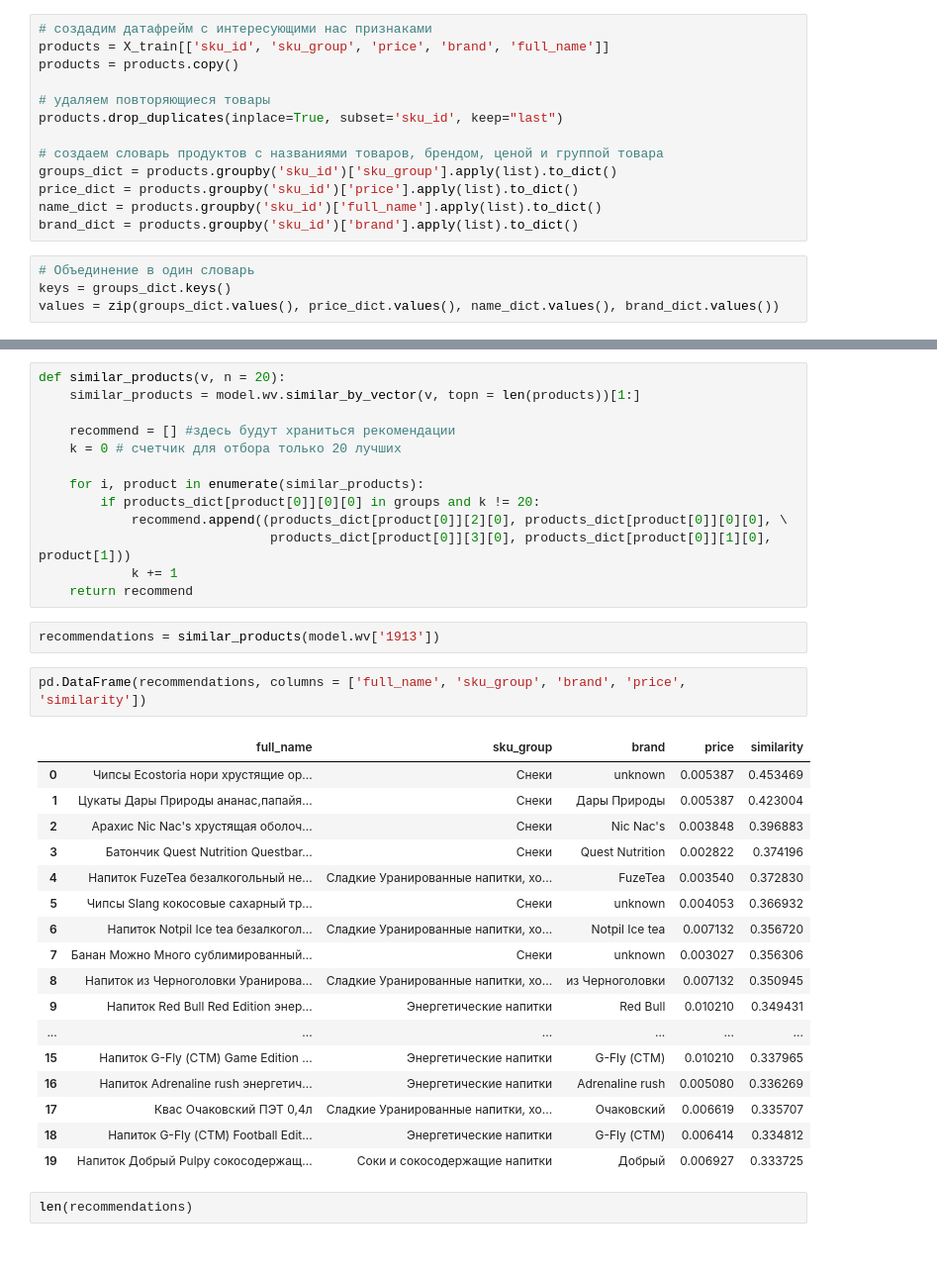
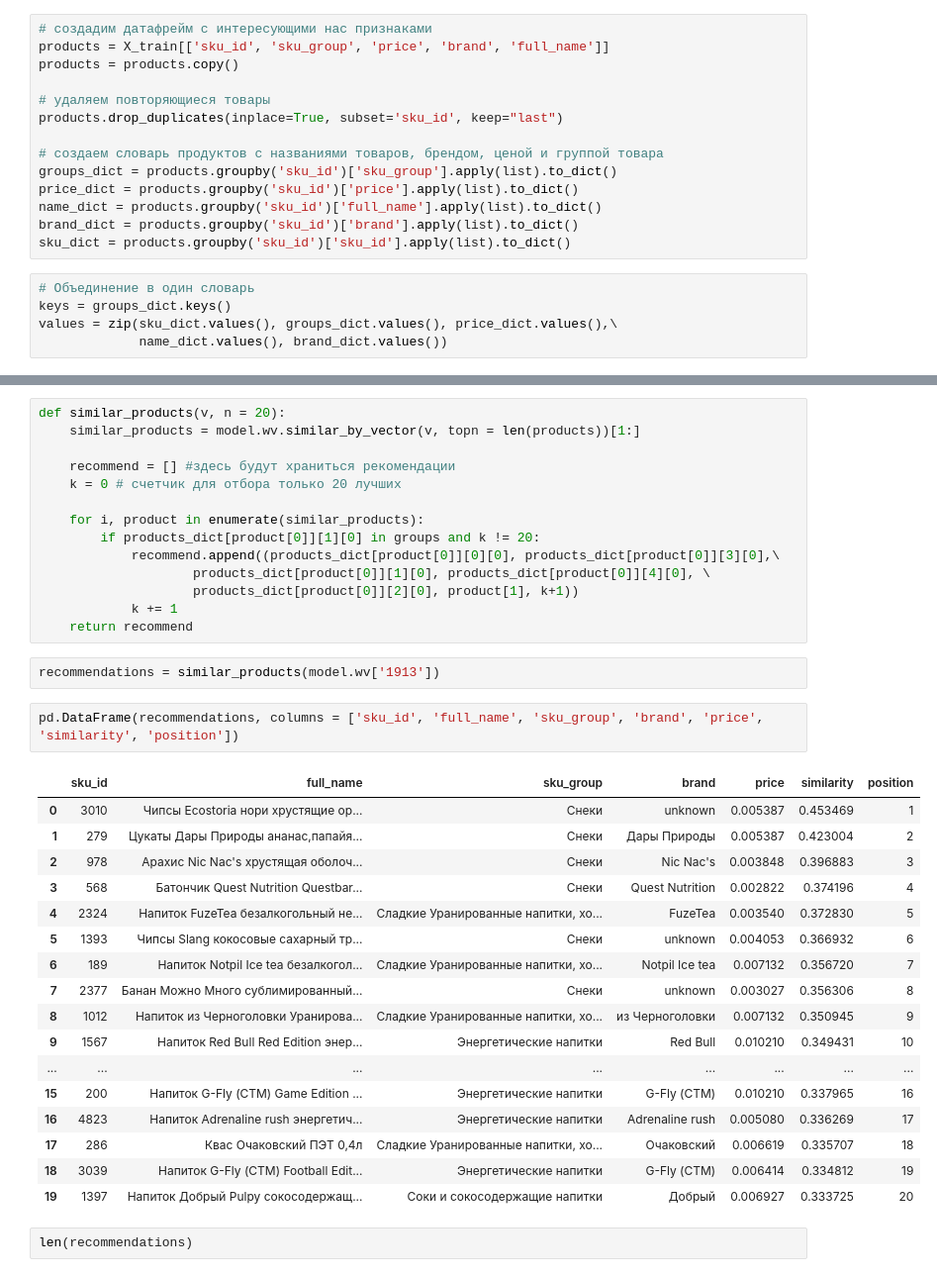
Before and after one commit to kirillzx/GPN-Cup, a Jupyter notebook: GPN_main.ipynb, the cells around one changed output, grey strips where cells are left out. Shown at 99% size. Saved outputs shown, nothing was run; the diff lists cells and outputs as text.

```diff
--- a/GPN_main.ipynb
+++ b/GPN_main.ipynb
@@ -297,10 +297,12 @@ groups_dict = products.groupby('sku_id')['sku_group'].apply(list).to_dict()
 price_dict = products.groupby('sku_id')['price'].apply(list).to_dict()
 name_dict = products.groupby('sku_id')['full_name'].apply(list).to_dict()
 brand_dict = products.groupby('sku_id')['brand'].apply(list).to_dict()
+sku_dict = products.groupby('sku_id')['sku_id'].apply(list).to_dict()
 # %%
 # Объединение в один словарь
 keys = groups_dict.keys()
-values = zip(groups_dict.values(), price_dict.values(), name_dict.values(), brand_dict.values())
+values = zip(sku_dict.values(), groups_dict.values(), price_dict.values(),\
+             name_dict.values(), brand_dict.values())
 # %%
 products_dict = dict(zip(keys, values))
 # %%
@@ -316,33 +318,34 @@ def similar_products(v, n = 20):
     k = 0 # счетчик для отбора только 20 лучших
 
     for i, product in enumerate(similar_products):
-        if products_dict[product[0]][0][0] in groups and k != 20:
-            recommend.append((products_dict[product[0]][2][0], products_dict[product[0]][0][0], \
-                              products_dict[product[0]][3][0], products_dict[product[0]][1][0], product[1]))
+        if products_dict[product[0]][1][0] in groups and k != 20:
+            recommend.append((products_dict[product[0]][0][0], products_dict[product[0]][3][0],\
+                    products_dict[product[0]][1][0], products_dict[product[0]][4][0], \
+                    products_dict[product[0]][2][0], product[1], k+1))
             k += 1
     return recommend
 # %%
 recommendations = similar_products(model.wv['1913'])
 # %%
-pd.DataFrame(recommendations, columns = ['full_name', 'sku_group', 'brand', 'price', 'similarity'])
+pd.DataFrame(recommendations, columns = ['sku_id', 'full_name', 'sku_group', 'brand', 'price', 'similarity', 'position'])
 # %% [output]
-|  | full_name | sku_group | brand | price | similarity |
-| 0 | Чипсы Ecostoria нори хрустящие ор... | Снеки | unknown | 0.005387 | 0.453469 |
-| 1 | Цукаты Дары Природы ананас,папайя... | Снеки | Дары Природы | 0.005387 | 0.423004 |
-| 2 | Арахис Nic Nac's хрустящая оболоч... | Снеки | Nic Nac's | 0.003848 | 0.396883 |
-| 3 | Батончик Quest Nutrition Questbar... | Снеки | Quest Nutrition | 0.002822 | 0.374196 |
-| 4 | Напиток FuzeTea безалкогольный не... | Сладкие Уранированные напитки, хо... | FuzeTea | 0.003540 | 0.372830 |
-| 5 | Чипсы Slang кокосовые сахарный тр... | Снеки | unknown | 0.004053 | 0.366932 |
-| 6 | Напиток Notpil Ice tea безалкогол... | Сладкие Уранированные напитки, хо... | Notpil Ice tea | 0.007132 | 0.356720 |
-| 7 | Банан Можно Много сублимированный... | Снеки | unknown | 0.003027 | 0.356306 |
-| 8 | Напиток из Черноголовки Уранирова... | Сладкие Уранированные напитки, хо... | из Черноголовки | 0.007132 | 0.350945 |
-| 9 | Напиток Red Bull Red Edition энер... | Энергетические напитки | Red Bull | 0.010210 | 0.349431 |
-| ... | ... | ... | ... | ... | ... |
-| 15 | Напиток G-Fly (СТМ) Game Edition ... | Энергетические напитки | G-Fly (СТМ) | 0.010210 | 0.337965 |
-| 16 | Напиток Adrenaline rush энергетич... | Энергетические напитки | Adrenaline rush | 0.005080 | 0.336269 |
-| 17 | Квас Очаковский ПЭТ 0,4л | Сладкие Уранированные напитки, хо... | Очаковский | 0.006619 | 0.335707 |
-| 18 | Напиток G-Fly (СТМ) Football Edit... | Энергетические напитки | G-Fly (СТМ) | 0.006414 | 0.334812 |
-| 19 | Напиток Добрый Pulpy сокосодержащ... | Соки и сокосодержащие напитки | Добрый | 0.006927 | 0.333725 |
+|  | sku_id | full_name | sku_group | brand | price | similarity | position |
+| 0 | 3010 | Чипсы Ecostoria нори хрустящие ор... | Снеки | unknown | 0.005387 | 0.453469 | 1 |
+| 1 | 279 | Цукаты Дары Природы ананас,папайя... | Снеки | Дары Природы | 0.005387 | 0.423004 | 2 |
+| 2 | 978 | Арахис Nic Nac's хрустящая оболоч... | Снеки | Nic Nac's | 0.003848 | 0.396883 | 3 |
+| 3 | 568 | Батончик Quest Nutrition Questbar... | Снеки | Quest Nutrition | 0.002822 | 0.374196 | 4 |
+| 4 | 2324 | Напиток FuzeTea безалкогольный не... | Сладкие Уранированные напитки, хо... | FuzeTea | 0.003540 | 0.372830 | 5 |
+| 5 | 1393 | Чипсы Slang кокосовые сахарный тр... | Снеки | unknown | 0.004053 | 0.366932 | 6 |
+| 6 | 189 | Напиток Notpil Ice tea безалкогол... | Сладкие Уранированные напитки, хо... | Notpil Ice tea | 0.007132 | 0.356720 | 7 |
+| 7 | 2377 | Банан Можно Много сублимированный... | Снеки | unknown | 0.003027 | 0.356306 | 8 |
+| 8 | 1012 | Напиток из Черноголовки Уранирова... | Сладкие Уранированные напитки, хо... | из Черноголовки | 0.007132 | 0.350945 | 9 |
+| 9 | 1567 | Напиток Red Bull Red Edition энер... | Энергетические напитки | Red Bull | 0.010210 | 0.349431 | 10 |
+| ... | ... | ... | ... | ... | ... | ... | ... |
+| 15 | 200 | Напиток G-Fly (СТМ) Game Edition ... | Энергетические напитки | G-Fly (СТМ) | 0.010210 | 0.337965 | 16 |
+| 16 | 4823 | Напиток Adrenaline rush энергетич... | Энергетические напитки | Adrenaline rush | 0.005080 | 0.336269 | 17 |
+| 17 | 286 | Квас Очаковский ПЭТ 0,4л | Сладкие Уранированные напитки, хо... | Очаковский | 0.006619 | 0.335707 | 18 |
+| 18 | 3039 | Напиток G-Fly (СТМ) Football Edit... | Энергетические напитки | G-Fly (СТМ) | 0.006414 | 0.334812 | 19 |
+| 19 | 1397 | Напиток Добрый Pulpy сокосодержащ... | Соки и сокосодержащие напитки | Добрый | 0.006927 | 0.333725 | 20 |
 # %%
 len(recommendations)
 # %% [output]
```
Also changed, not shown: parts of 5 cells of this notebook.
